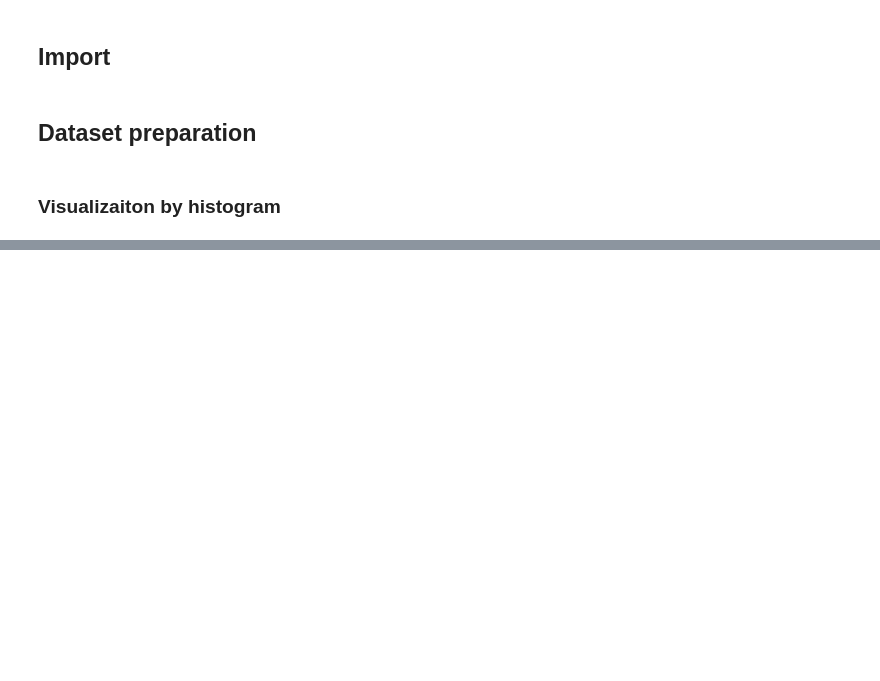
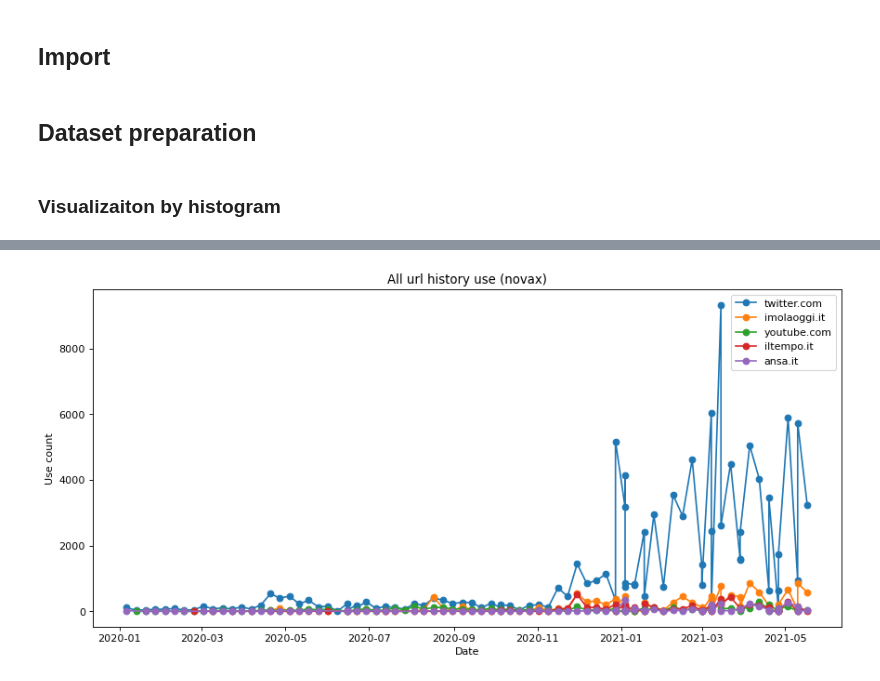
Before and after one commit to giada-c/twitterStudy, a Jupyter notebook: 4_URL_study/URL_study-Novax_users.ipynb, the cells around one changed output, grey strips where cells are left out. Drawn from its saved outputs; the diff is of its cells as text; code cells hidden in the pictures; blank space fills up the shorter version.

```diff
--- a/4_URL_study/URL_study-Novax_users.ipynb
+++ b/4_URL_study/URL_study-Novax_users.ipynb
@@ -48,15 +99,19 @@ dfUseUrl
 # %%
 #All in the same graphic
-fig = go.Figure()
+figure(figsize=(13, 6), dpi=80)
 
 for w in dfUrls.head().index:
     mask = dfUseUrl['url'] == w
-    fig.add_trace(go.Scatter(x=dfUseUrl.loc[mask,'Week/Year'], y=dfUseUrl.loc[mask,'count'],
-                    mode='lines+markers',
-                    name=w))
-fig.update_layout(title='All url history use',xaxis_title='Date',yaxis_title='use count')
+    plt.plot(dfUseUrl.loc[mask,'Week/Year'],dfUseUrl.loc[mask,'count'],'o-',label=w)
 
-fig.show()
+plt.legend()
+plt.title('All url history use (novax)')
+plt.xlabel('Date')
+plt.ylabel('Use count')
+
+plt.show()
+# %% [output]
+[figure, added]
 # %%
 #All in different graphic
 for w in dfUrls.head().index:
```
Also changed, not shown: parts of 6 cells of this notebook, 47 other files.
